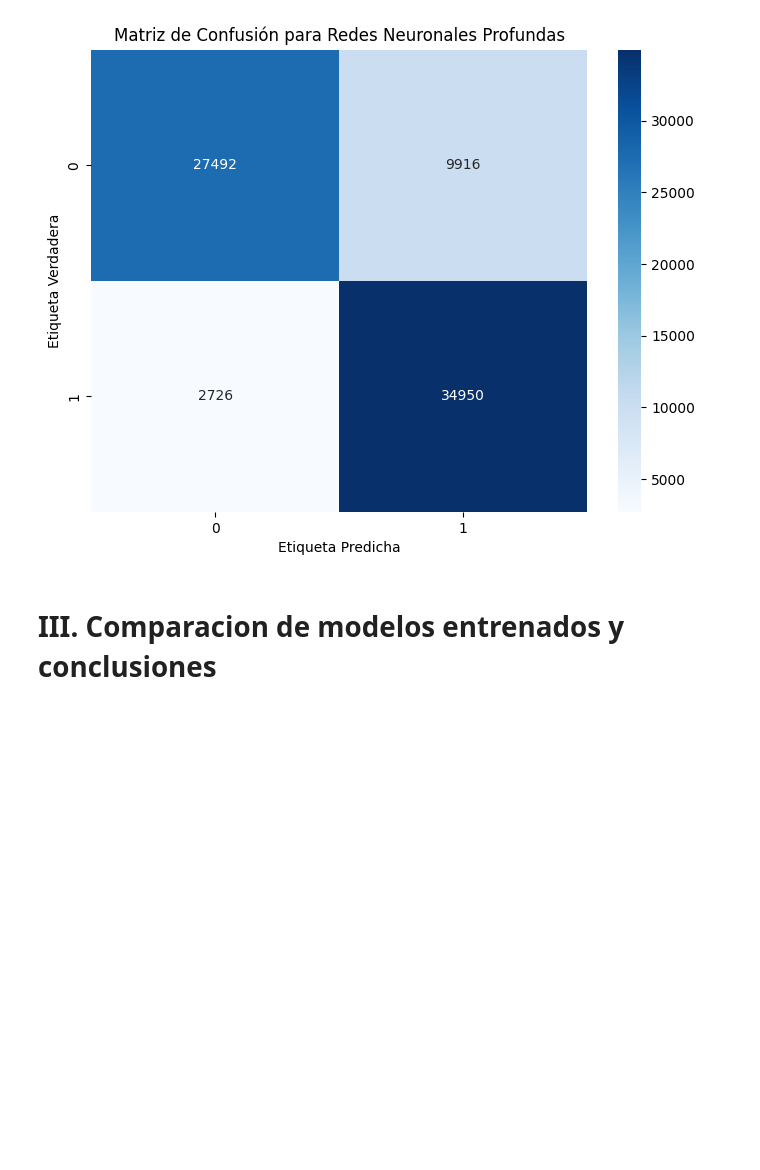
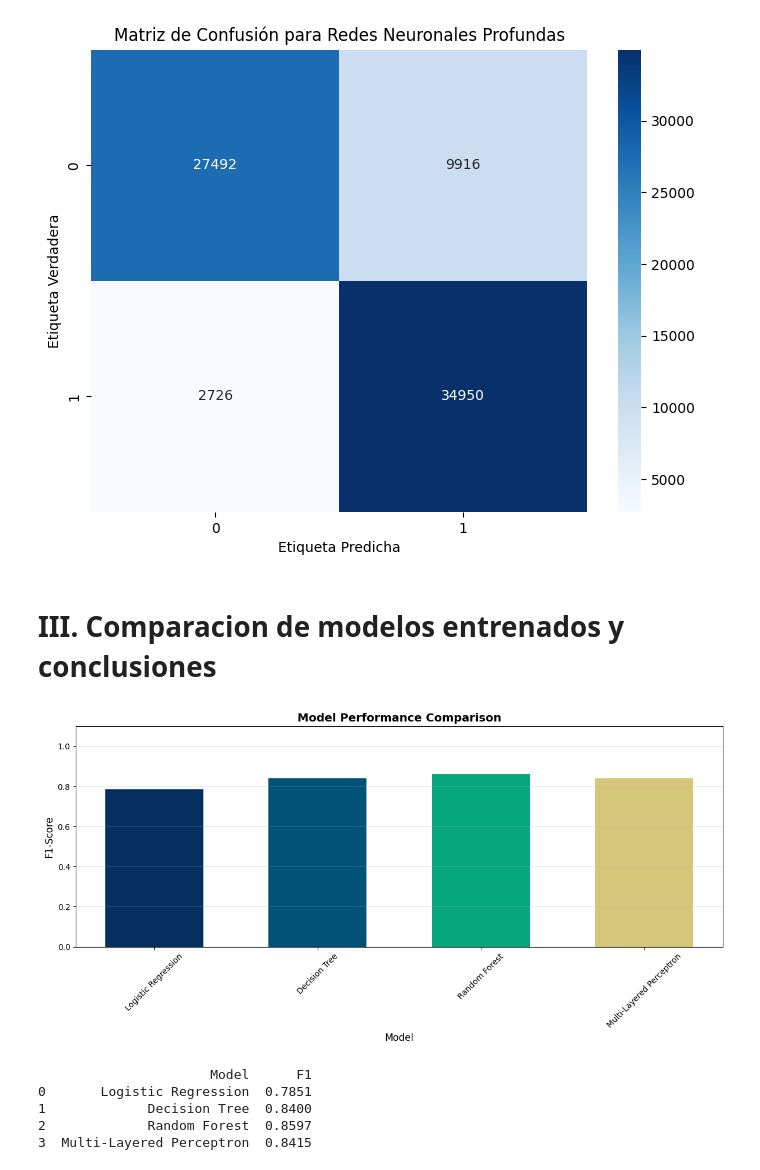
Before and after one commit to ErronBlood/CloudComputingAI, a Jupyter notebook: CloudComputingAI.ipynb, the cells around one changed output. Saved outputs shown, nothing was run; the diff lists cells and outputs as text; code cells hidden in the pictures; blank space fills up the shorter version.

```diff
--- a/CloudComputingAI.ipynb
+++ b/CloudComputingAI.ipynb
@@ -734,21 +734,21 @@ Best params -> Neurons: 128, Activation: elu, Dropout: 0.20, Learning Rate: 0.01
 #### Evaluacion del modelo
 # %%
 # Obtener el modelo entrenado
-y_pred_train =best_model.predict(X_train_scaled)
-y_pred_test =best_model.predict(X_test_scaled)
+y_pred_train_mlp =best_model.predict(X_train_scaled)
+y_pred_test_mlp =best_model.predict(X_test_scaled)
 
-y_pred_test = (y_pred_test > 0.5).astype(int).flatten()
-y_pred_train = (y_pred_train > 0.5).astype(int).flatten()
+y_pred_test_mlp = (y_pred_test_mlp > 0.5).astype(int).flatten()
+y_pred_train_mlp = (y_pred_train_mlp > 0.5).astype(int).flatten()
 
 #Calculo de porcentaje de recall para ambas predicciones
-kc_train_f1= f1_score(y_true= y_train, y_pred = y_pred_train) * 100
-kc_test_f1 = f1_score(y_true= y_test, y_pred = y_pred_test) * 100
+kc_train_f1= f1_score(y_true= y_train, y_pred = y_pred_train_mlp) * 100
+kc_test_f1 = f1_score(y_true= y_test, y_pred = y_pred_test_mlp) * 100
 
 print('F1 a datos de entrenamiento: {:.2f}'.format(kc_train_f1))
 print('F1 a datos de prueba: {:.2f}\n'.format(kc_test_f1))
-print(classification_report(y_test, y_pred_test))
+print(classification_report(y_test, y_pred_test_mlp))
 
-cmatrix = confusion_matrix(y_test, y_pred_test)
+cmatrix = confusion_matrix(y_test, y_pred_test_mlp)
 labels = np.unique(y_test)
 df_cm = pd.DataFrame(cmatrix, index=labels, columns=labels)
 plt.figure(figsize=(8, 6))
@@ -774,3 +774,46 @@ weighted avg       0.84      0.83      0.83     75084
 [figure]
 # %% [markdown]
 # III. Comparacion de modelos entrenados y conclusiones
+# %%
+#predictions
+models = {
+    'Logistic Regression': y_pred_test_lr,
+    'Decision Tree': y_pred_test_dt,
+    'Random Forest': y_pred_test_rf,
+    'Multi-Layered Perceptron': y_pred_test_mlp
+}
+
+colors = ['#052F5F','#005377', '#06A77D', '#D5C67A', '#F1A208']
+
+# Calculate metrics
+results = []
+for name, y_pred in models.items():
+    results.append({
+        'Model': name,
+        'F1': f1_score(y_test, y_pred)
+    })
+
+df = pd.DataFrame(results)
+
+# Create the plot using matplotlib directly (NOT pandas plot)
+plt.figure(figsize=(12, 6))
+plt.bar(df['Model'], df['F1'], color=colors, width=0.6)
+
+plt.title('Model Performance Comparison', fontsize=14, fontweight='bold')
+plt.ylabel('F1-Score', fontsize=12)
+plt.xlabel('Model', fontsize=12)
+plt.ylim([0, 1.1])
+plt.grid(axis='y', alpha=0.3)
+plt.xticks(rotation=45)
+plt.tight_layout()
+plt.show()
+
+# Print table
+print(df.round(4))
+# %% [output]
+[figure, added]
+                      Model      F1
+0       Logistic Regression  0.7851
+1             Decision Tree  0.8400
+2             Random Forest  0.8597
+3  Multi-Layered Perceptron  0.8415
```
Also changed, not shown: parts of 8 cells of this notebook.
